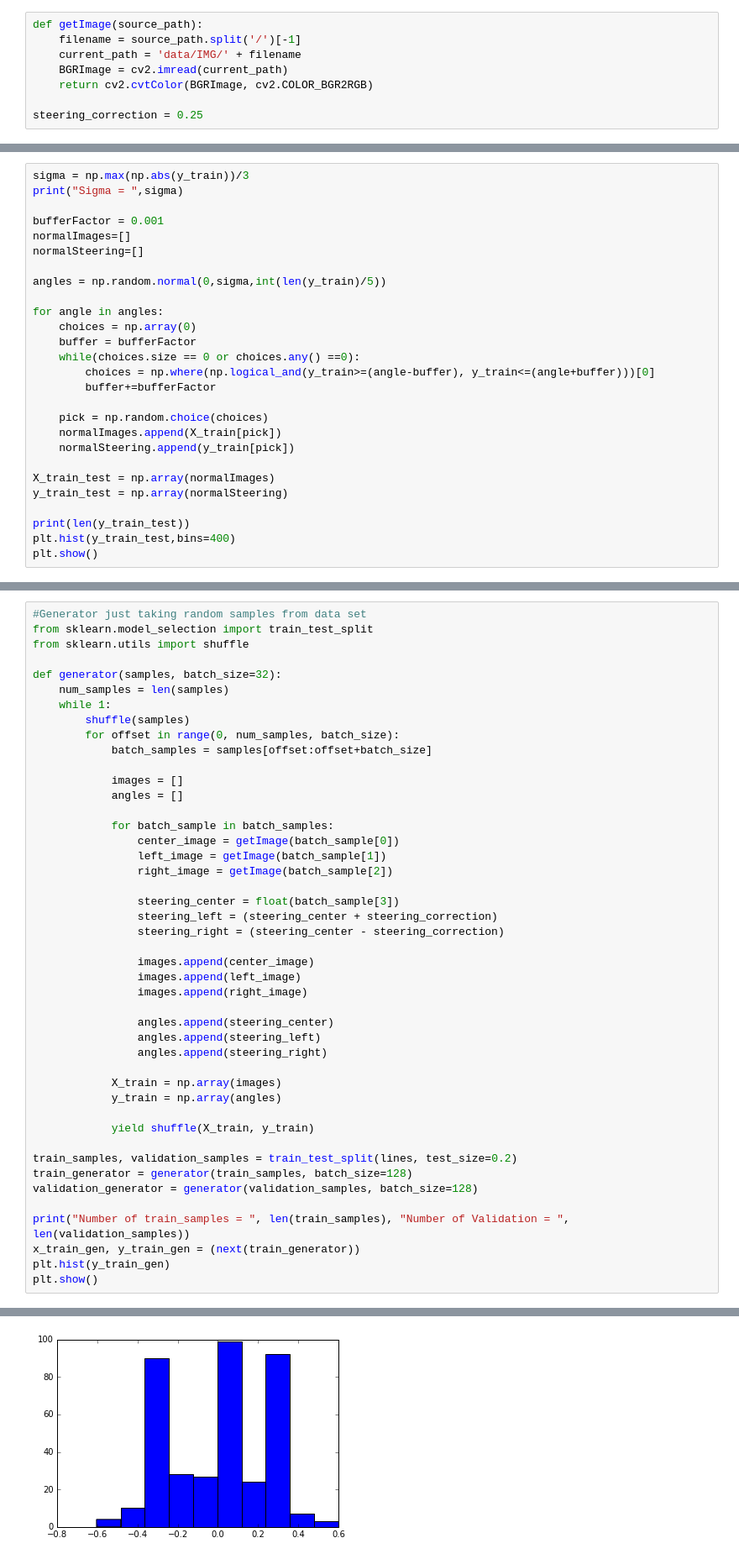
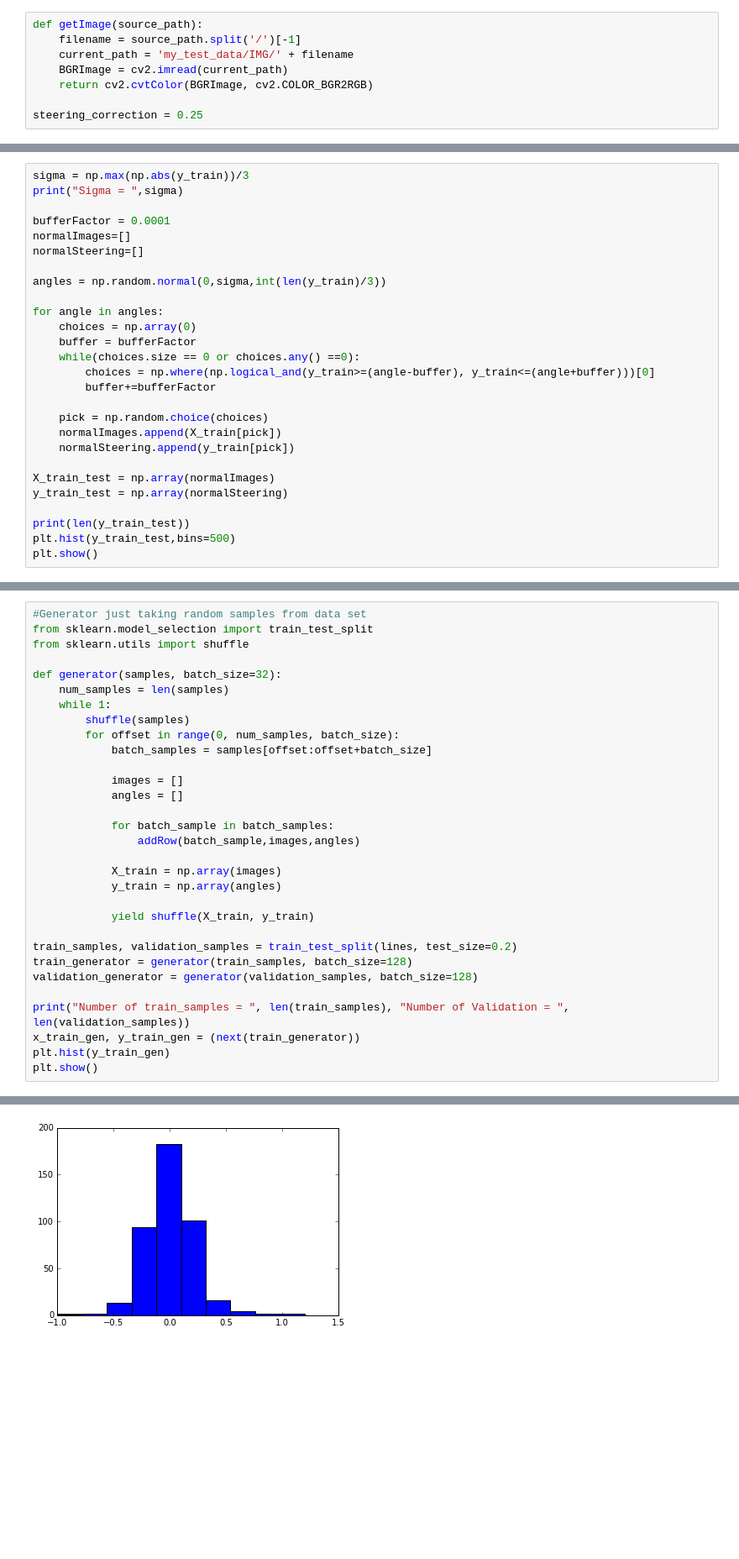
Before and after one commit to Inquisitive-ME/Behavioral-Cloning, a Jupyter notebook: model.ipynb, the cells around one changed output, grey strips where cells are left out. Shown at 84% size. Cells and saved outputs as stored; diff of their text form; blank space fills up the shorter version.

Commit message:
Final tuning for provided data set in notebook

```diff
--- a/model.ipynb
+++ b/model.ipynb
@@ -18,7 +19,7 @@ Using TensorFlow backend.
 # %%
 def getImage(source_path):
     filename = source_path.split('/')[-1]
-    current_path = 'data/IMG/' + filename
+    current_path = 'my_test_data/IMG/' + filename
     BGRImage = cv2.imread(current_path)
     return cv2.cvtColor(BGRImage, cv2.COLOR_BGR2RGB)
 
@@ -117,11 +154,11 @@ Number of images:  26212
 sigma = np.max(np.abs(y_train))/3
 print("Sigma = ",sigma)
 
-bufferFactor = 0.001
+bufferFactor = 0.0001
 normalImages=[]
 normalSteering=[]
 
-angles = np.random.normal(0,sigma,int(len(y_train)/5))
+angles = np.random.normal(0,sigma,int(len(y_train)/3))
 
 for angle in angles:
     choices = np.array(0)
@@ -138,6 +175,6 @@ X_train_test = np.array(normalImages)
 y_train_test = np.array(normalSteering)
 
 print(len(y_train_test))
-plt.hist(y_train_test,bins=400)
+plt.hist(y_train_test,bins=500)
 plt.show()
 # %% [output]
@@ -184,49 +221,35 @@ Number of images:  20433
 from sklearn.model_selection import train_test_split
 from sklearn.utils import shuffle
 
 def generator(samples, batch_size=32):
     num_samples = len(samples)
     while 1:
         shuffle(samples)
         for offset in range(0, num_samples, batch_size):
             batch_samples = samples[offset:offset+batch_size]
 
             images = []
             angles = []
 
             for batch_sample in batch_samples:
-                center_image = getImage(batch_sample[0])
-                left_image = getImage(batch_sample[1])
-                right_image = getImage(batch_sample[2])
-
-                steering_center = float(batch_sample[3])
-                steering_left = (steering_center + steering_correction)
-                steering_right = (steering_center - steering_correction)
-
-                images.append(center_image)
-                images.append(left_image)
-                images.append(right_image)
-
-                angles.append(steering_center)
-                angles.append(steering_left)
-                angles.append(steering_right)
+                addRow(batch_sample,images,angles)
 
             X_train = np.array(images)
             y_train = np.array(angles)
 
             yield shuffle(X_train, y_train)
 
 train_samples, validation_samples = train_test_split(lines, test_size=0.2)
 train_generator = generator(train_samples, batch_size=128)
 validation_generator = generator(validation_samples, batch_size=128)
 
 print("Number of train_samples = ", len(train_samples), "Number of Validation = ", len(validation_samples))
 x_train_gen, y_train_gen = (next(train_generator))
 plt.hist(y_train_gen)
 plt.show()
 # %% [output]
 Number of train_samples =  6428 Number of Validation =  1608
-[figure, old version]
+[figure, new version]
 # %%
 input = Input(shape=(160, 320, 3))
 
```
Also changed, not shown: parts of 6 cells of this notebook, 1 other file.
